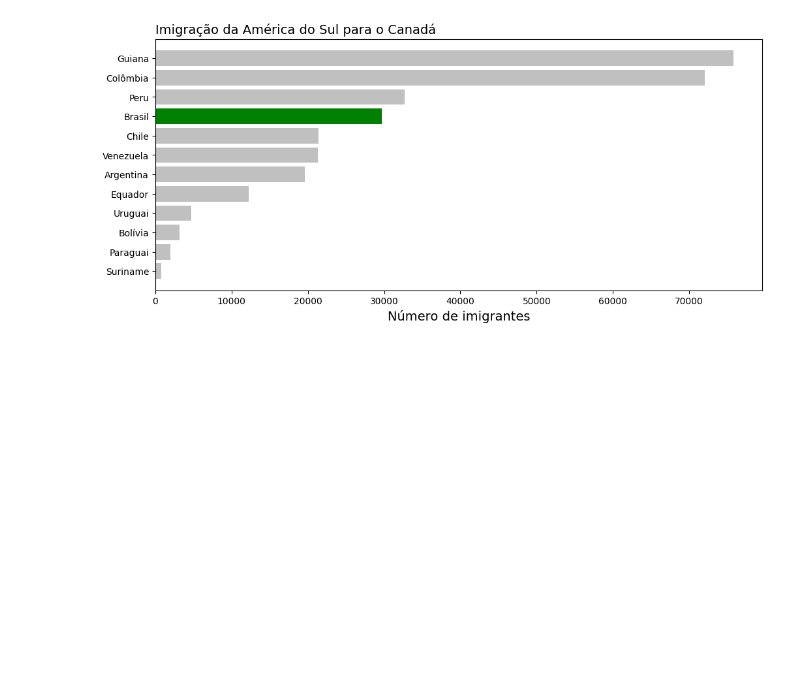
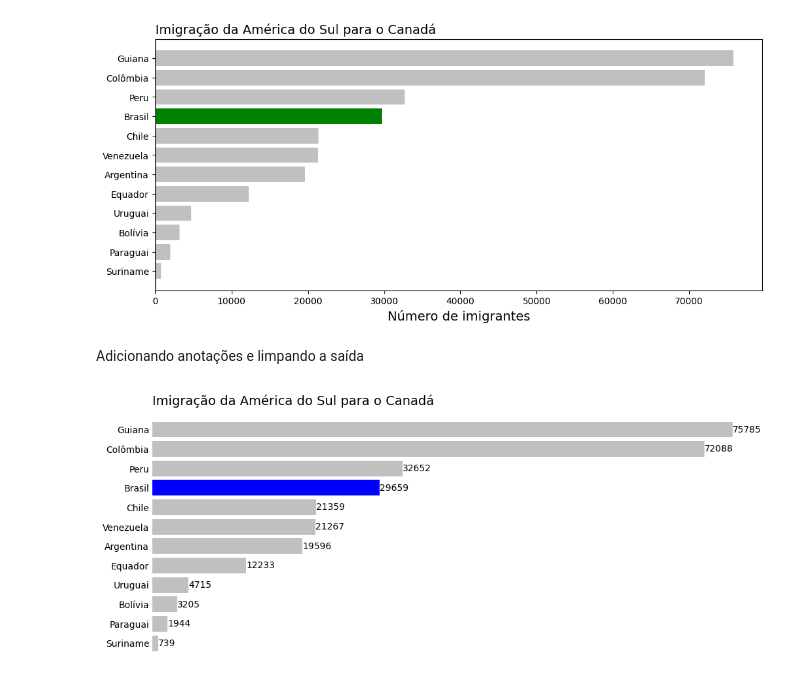
Before and after one commit to hada97/Data_visualization_Imigra-o01, a Jupyter notebook: Data_visualization_Imigração01.ipynb, the cells around one changed output. Saved outputs shown, nothing was run; the diff lists cells and outputs as text; code cells hidden in the pictures; blank space fills up the shorter version.

```diff
--- a/Data_visualization_Imigração01.ipynb
+++ b/Data_visualization_Imigração01.ipynb
@@ -294,3 +293,32 @@ ax.set_xlabel('Número de imigrantes', fontsize=14)
 plt.show()
 # %% [output]
 [figure]
+# %% [markdown]
+Adicionando anotações e limpando a saída
+# %%
+cores = []
+
+for pais in america_sul_sorted.index:
+  if pais == 'Brasil':
+    cores.append('blue')
+  else:
+    cores.append('silver')
+
+fig, ax = plt.subplots(figsize=(12, 5))
+ax.barh(america_sul_sorted.index, america_sul_sorted['Total'], color = cores)
+ax.set_title('Imigração da América do Sul para o Canadá', loc = 'left', fontsize=14)
+ax.set_ylabel('')
+ax.set_xlabel('Número de imigrantes', fontsize=12)
+
+for i, v in enumerate(america_sul_sorted['Total']):
+  ax.text(v + 20, i, str(v), color='black', ha ='left', va='center')
+
+ax.set_frame_on(False)
+ax.get_xaxis().set_visible(False)
+ax.tick_params(axis='y', length=0)
+
+fig.savefig('migracao_america_sul.png', transparent=False, dpi=350, bbox_inches='tight')
+
+plt.show()
+# %% [output]
+[figure, added]
```
Also changed, not shown: parts of 1 cell of this notebook.
